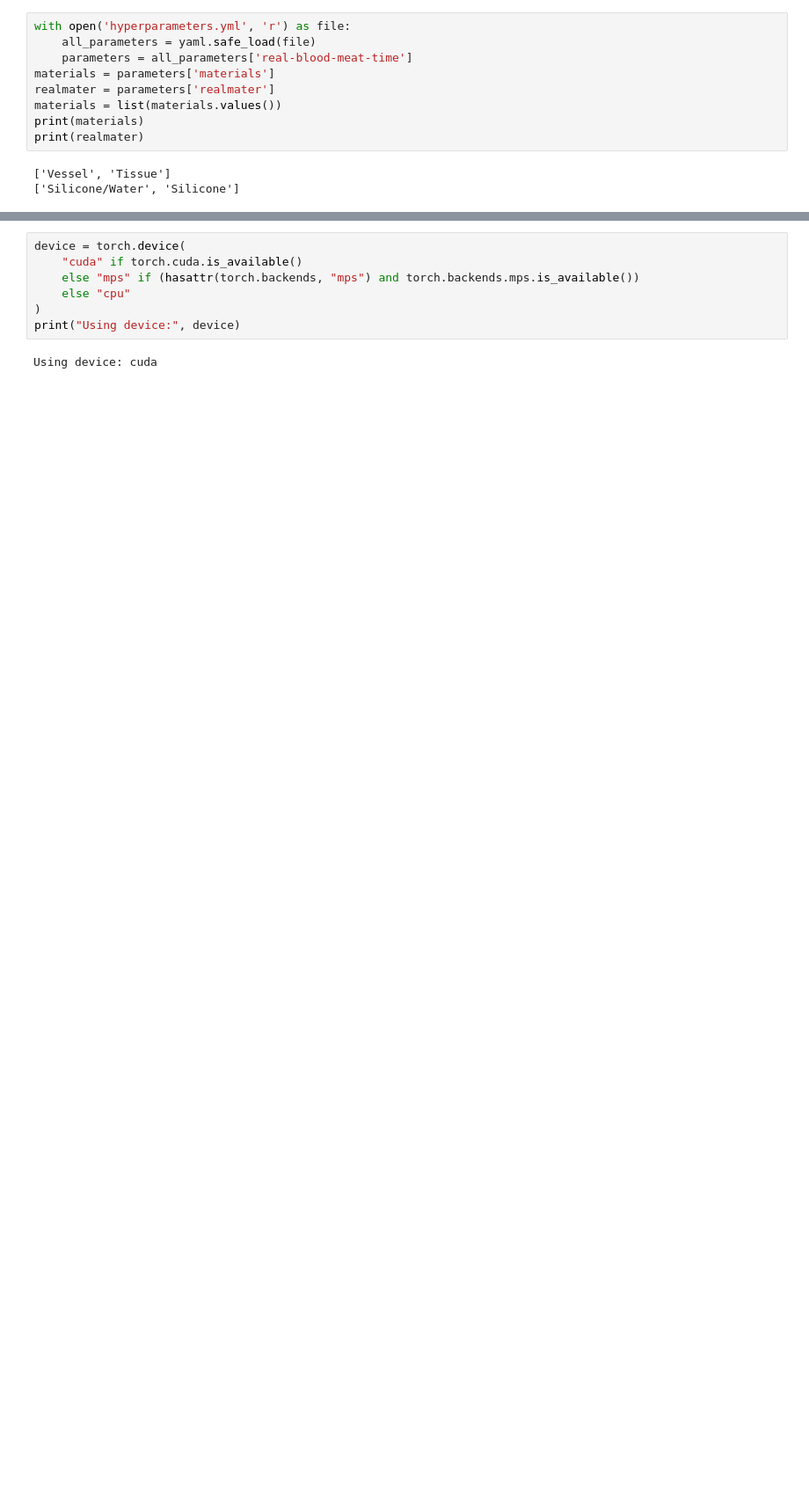
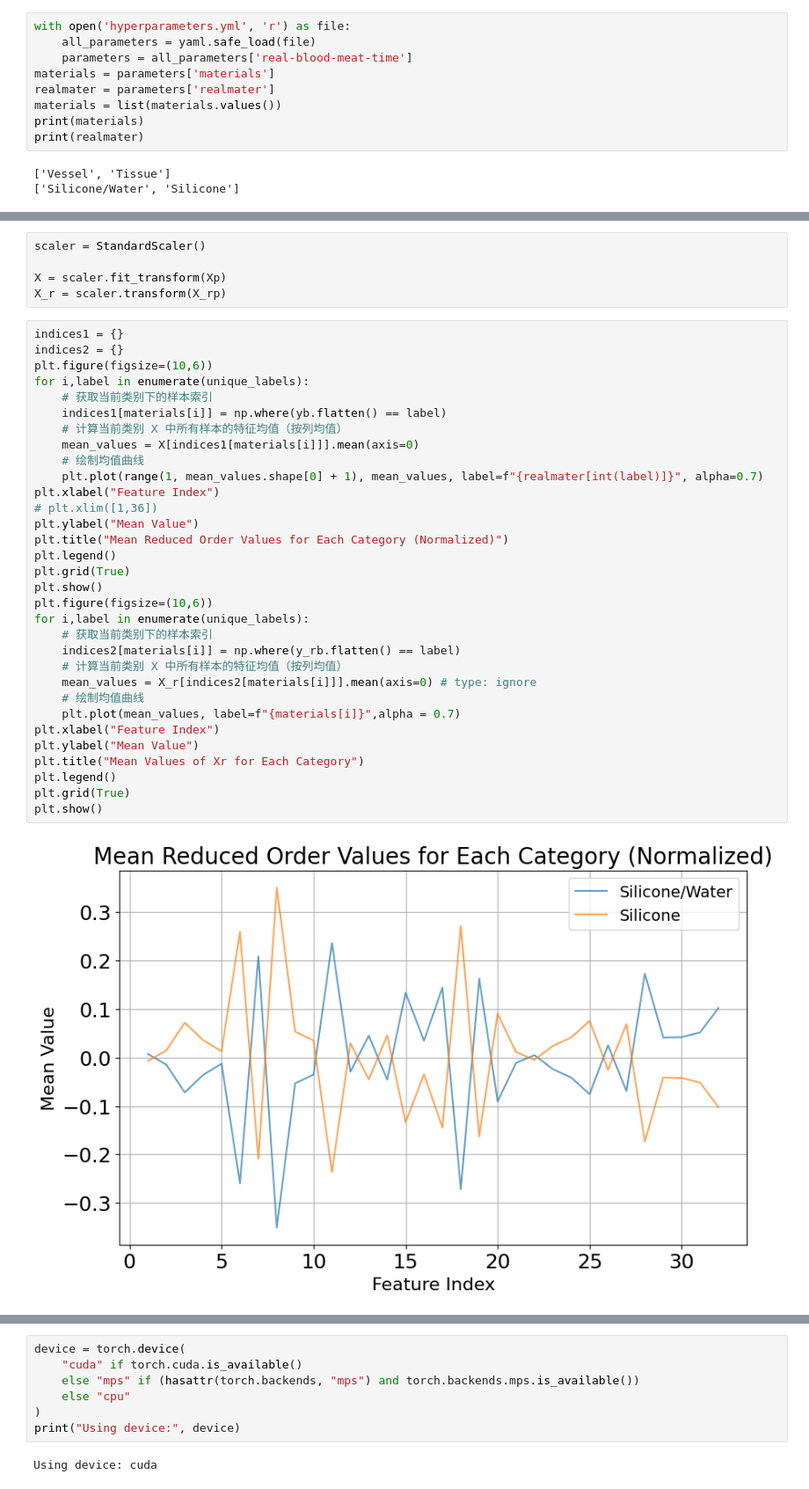
Before and after one commit to XiongStony/data_analyse, a Jupyter notebook: Niryo-robot-test/try_attention.ipynb, the cells around one changed output, grey strips where cells are left out. Shown at 88% size. Saved outputs shown, nothing was run; the diff lists cells and outputs as text; blank space fills up the shorter version.

```diff
--- a/Niryo-robot-test/try_attention.ipynb
+++ b/Niryo-robot-test/try_attention.ipynb
@@ -102,0 +178,39 @@ print(y_r.shape)
+# %%
+scaler = StandardScaler()
+
+X = scaler.fit_transform(Xp)
+X_r = scaler.transform(X_rp)
+# %%
+indices1 = {}
+indices2 = {}
+plt.figure(figsize=(10,6))
+for i,label in enumerate(unique_labels):
+    # 获取当前类别下的样本索引
+    indices1[materials[i]] = np.where(yb.flatten() == label)
+    # 计算当前类别 X 中所有样本的特征均值（按列均值）
+    mean_values = X[indices1[materials[i]]].mean(axis=0)
+    # 绘制均值曲线
+    plt.plot(range(1, mean_values.shape[0] + 1), mean_values, label=f"{realmater[int(label)]}", alpha=0.7)
+plt.xlabel("Feature Index")
+# plt.xlim([1,36])
+plt.ylabel("Mean Value")
+plt.title("Mean Reduced Order Values for Each Category (Normalized)")
+plt.legend()
+plt.grid(True)
+plt.show()
+plt.figure(figsize=(10,6))
+for i,label in enumerate(unique_labels):
+    # 获取当前类别下的样本索引
+    indices2[materials[i]] = np.where(y_rb.flatten() == label)
+    # 计算当前类别 X 中所有样本的特征均值（按列均值）
+    mean_values = X_r[indices2[materials[i]]].mean(axis=0) # type: ignore
+    # 绘制均值曲线
+    plt.plot(mean_values, label=f"{materials[i]}",alpha = 0.7)
+plt.xlabel("Feature Index")
+plt.ylabel("Mean Value")
+plt.title("Mean Values of Xr for Each Category")
+plt.legend()
+plt.grid(True)
+plt.show()
+# %% [output]
+[figure, added]
```
Also changed, not shown: parts of 27 cells of this notebook, 2 other files.
